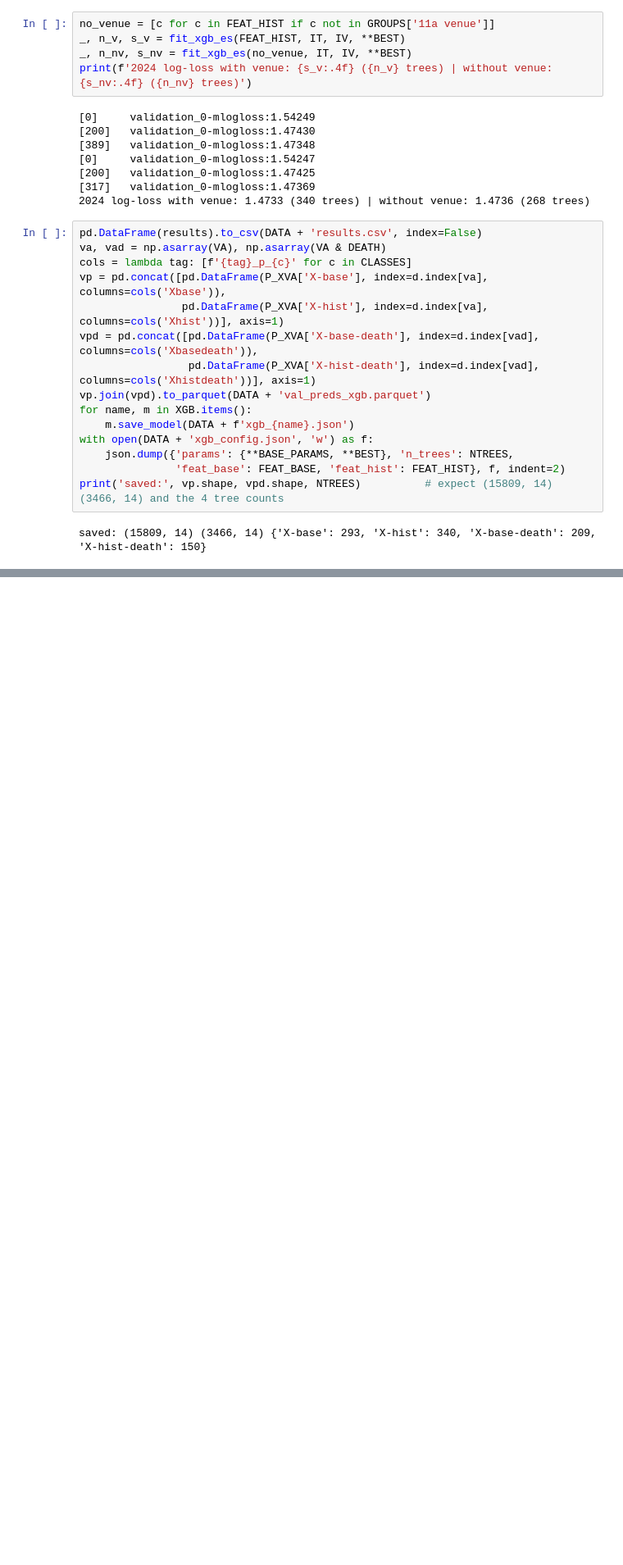
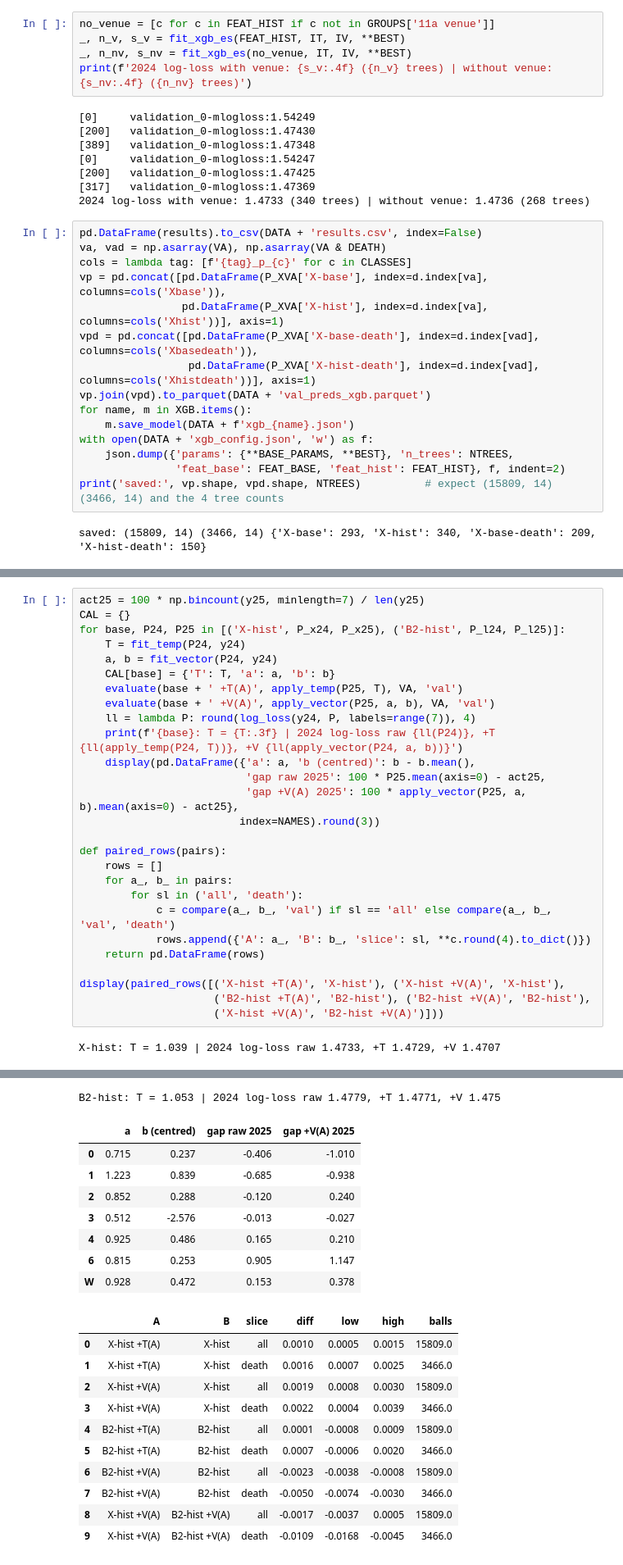
Before and after one commit to arjunnamburi/ml_death_overs_ipl, a Jupyter notebook: notebooks/models.ipynb, the cells around one changed output, grey strips where cells are left out. Shown at 82% size. Cells and saved outputs as stored; diff of their text form; blank space fills up the shorter version.

```diff
--- a/notebooks/models.ipynb
+++ b/notebooks/models.ipynb
@@ -1572,0 +1716,29 @@ saved: (15809, 14) (3466, 14) {'X-base': 293, 'X-hist': 340, 'X-base-death': 209
+# %%
+act25 = 100 * np.bincount(y25, minlength=7) / len(y25)
+CAL = {}
+for base, P24, P25 in [('X-hist', P_x24, P_x25), ('B2-hist', P_l24, P_l25)]:
+    T = fit_temp(P24, y24)
+    a, b = fit_vector(P24, y24)
+    CAL[base] = {'T': T, 'a': a, 'b': b}
+    evaluate(base + ' +T(A)', apply_temp(P25, T), VA, 'val')
+    evaluate(base + ' +V(A)', apply_vector(P25, a, b), VA, 'val')
+    ll = lambda P: round(log_loss(y24, P, labels=range(7)), 4)
+    print(f'{base}: T = {T:.3f} | 2024 log-loss raw {ll(P24)}, +T {ll(apply_temp(P24, T))}, +V {ll(apply_vector(P24, a, b))}')
+    display(pd.DataFrame({'a': a, 'b (centred)': b - b.mean(),
+                          'gap raw 2025': 100 * P25.mean(axis=0) - act25,
+                          'gap +V(A) 2025': 100 * apply_vector(P25, a, b).mean(axis=0) - act25},
+                         index=NAMES).round(3))
+
+def paired_rows(pairs):
+    rows = []
+    for a_, b_ in pairs:
+        for sl in ('all', 'death'):
+            c = compare(a_, b_, 'val') if sl == 'all' else compare(a_, b_, 'val', 'death')
+            rows.append({'A': a_, 'B': b_, 'slice': sl, **c.round(4).to_dict()})
+    return pd.DataFrame(rows)
+
+display(paired_rows([('X-hist +T(A)', 'X-hist'), ('X-hist +V(A)', 'X-hist'),
+                     ('B2-hist +T(A)', 'B2-hist'), ('B2-hist +V(A)', 'B2-hist'),
+                     ('X-hist +V(A)', 'B2-hist +V(A)')]))
+# %% [output]
+X-hist: T = 1.039 | 2024 log-loss raw 1.4733, +T 1.4729, +V 1.4707
@@ -1572,0 +1753,20 @@ saved: (15809, 14) (3466, 14) {'X-base': 293, 'X-hist': 340, 'X-base-death': 209
+B2-hist: T = 1.053 | 2024 log-loss raw 1.4779, +T 1.4771, +V 1.475
+|  | a | b (centred) | gap raw 2025 | gap +V(A) 2025 |
+| 0 | 0.715 | 0.237 | -0.406 | -1.010 |
+| 1 | 1.223 | 0.839 | -0.685 | -0.938 |
+| 2 | 0.852 | 0.288 | -0.120 | 0.240 |
+| 3 | 0.512 | -2.576 | -0.013 | -0.027 |
+| 4 | 0.925 | 0.486 | 0.165 | 0.210 |
+| 6 | 0.815 | 0.253 | 0.905 | 1.147 |
+| W | 0.928 | 0.472 | 0.153 | 0.378 |
+|  | A | B | slice | diff | low | high | balls |
+| 0 | X-hist +T(A) | X-hist | all | 0.0010 | 0.0005 | 0.0015 | 15809.0 |
+| 1 | X-hist +T(A) | X-hist | death | 0.0016 | 0.0007 | 0.0025 | 3466.0 |
+| 2 | X-hist +V(A) | X-hist | all | 0.0019 | 0.0008 | 0.0030 | 15809.0 |
+| 3 | X-hist +V(A) | X-hist | death | 0.0022 | 0.0004 | 0.0039 | 3466.0 |
+| 4 | B2-hist +T(A) | B2-hist | all | 0.0001 | -0.0008 | 0.0009 | 15809.0 |
+| 5 | B2-hist +T(A) | B2-hist | death | 0.0007 | -0.0006 | 0.0020 | 3466.0 |
+| 6 | B2-hist +V(A) | B2-hist | all | -0.0023 | -0.0038 | -0.0008 | 15809.0 |
+| 7 | B2-hist +V(A) | B2-hist | death | -0.0050 | -0.0074 | -0.0030 | 3466.0 |
+| 8 | X-hist +V(A) | B2-hist +V(A) | all | -0.0017 | -0.0037 | 0.0005 | 15809.0 |
+| 9 | X-hist +V(A) | B2-hist +V(A) | death | -0.0109 | -0.0168 | -0.0045 | 3466.0 |
```
Also changed, not shown: parts of 20 cells of this notebook.
